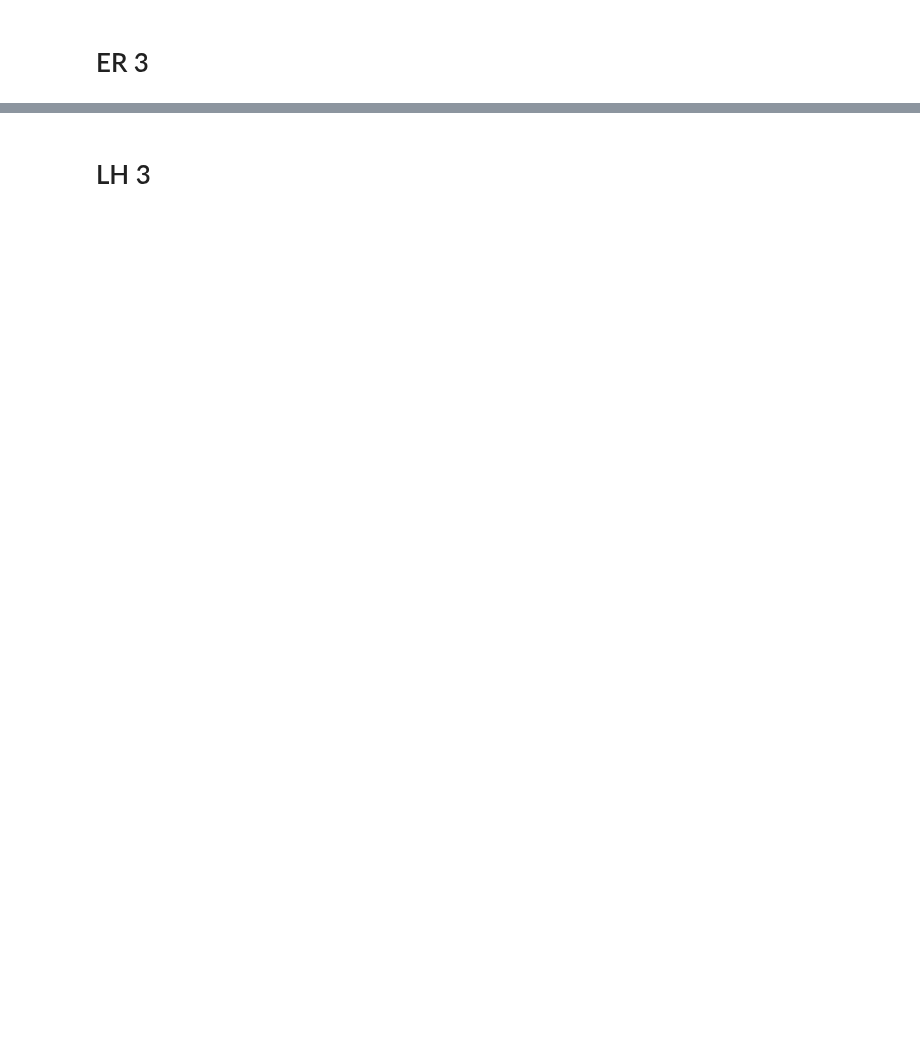
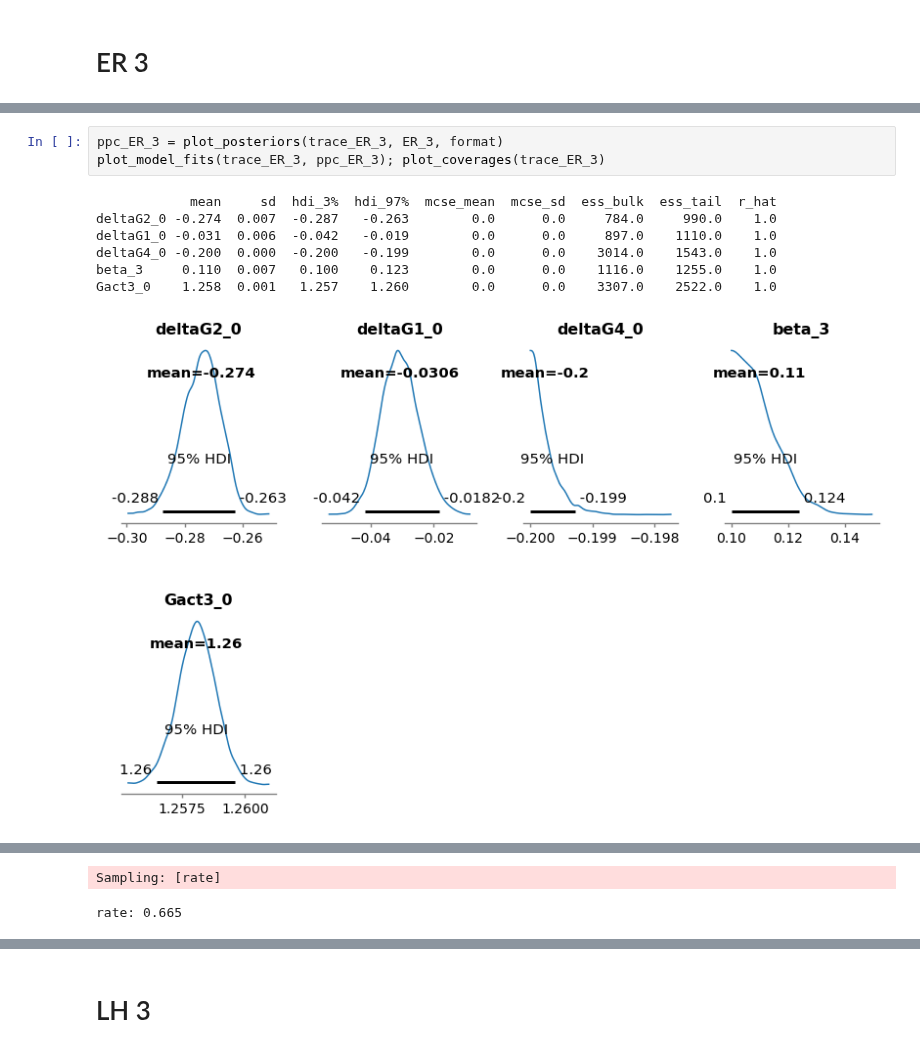
Before and after one commit to awasthivarun/MKM, a Jupyter notebook: CO_oxidation/Pt100_KOH_fitting_rate_replicates.ipynb, the cells around one changed output, grey strips where cells are left out. Drawn from its saved outputs; the diff is of its cells as text; blank space fills up the shorter version.

```diff
--- a/CO_oxidation/Pt100_KOH_fitting_rate_replicates.ipynb
+++ b/CO_oxidation/Pt100_KOH_fitting_rate_replicates.ipynb
@@ -494,0 +492,11 @@ plot_model_fits(ppc_ER_3); plot_coverages(trace_ER_3)
+# %%
+ppc_ER_3 = plot_posteriors(trace_ER_3, ER_3, format)
+plot_model_fits(trace_ER_3, ppc_ER_3); plot_coverages(trace_ER_3)
+# %% [output]
+            mean     sd  hdi_3%  hdi_97%  mcse_mean  mcse_sd  ess_bulk  ess_tail  r_hat
+deltaG2_0 -0.274  0.007  -0.287   -0.263        0.0      0.0     784.0     990.0    1.0
+deltaG1_0 -0.031  0.006  -0.042   -0.019        0.0      0.0     897.0    1110.0    1.0
+deltaG4_0 -0.200  0.000  -0.200   -0.199        0.0      0.0    3014.0    1543.0    1.0
+beta_3     0.110  0.007   0.100    0.123        0.0      0.0    1116.0    1255.0    1.0
+Gact3_0    1.258  0.001   1.257    1.260        0.0      0.0    3307.0    2522.0    1.0
+[figure, added]
@@ -494,0 +504,2 @@ plot_model_fits(ppc_ER_3); plot_coverages(trace_ER_3)
+Sampling: [rate]
+rate: 0.665
```
Also changed, not shown: parts of 35 cells of this notebook, 23 other files.
